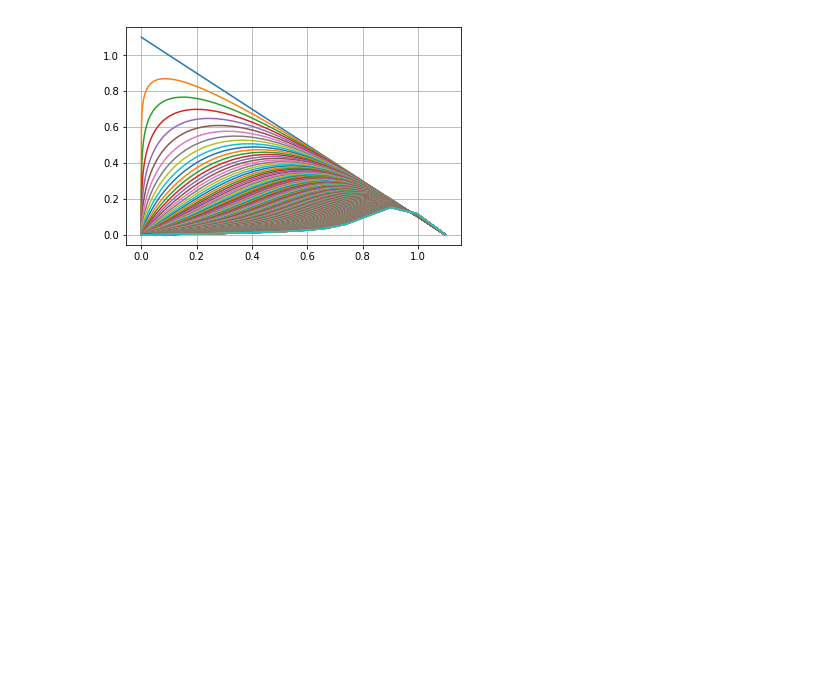
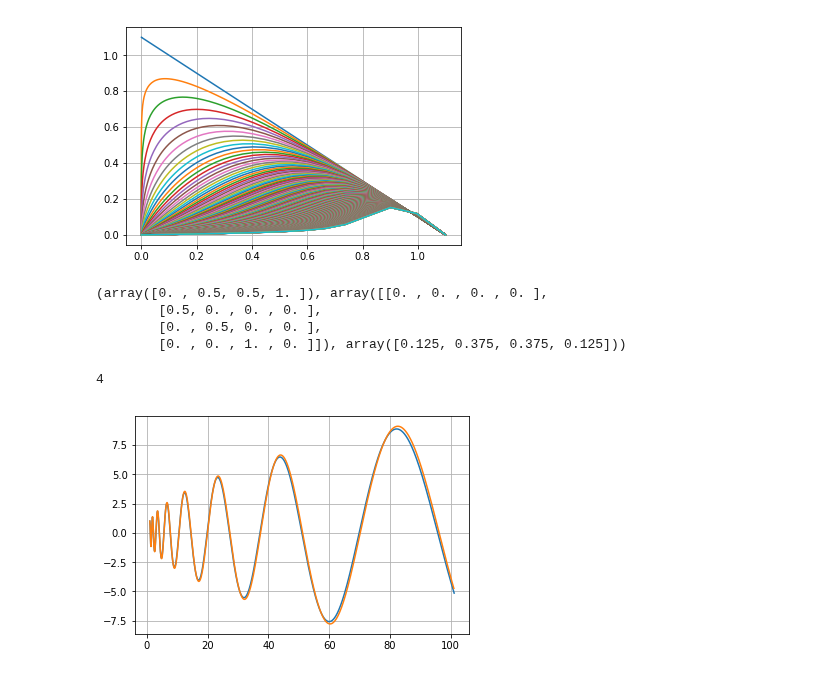
Before and after one commit to alekseik1/calc_math-labs, a Jupyter notebook: main.ipynb, the cells around one changed output. Drawn from its saved outputs; the diff is of its cells as text; code cells hidden in the pictures; blank space fills up the shorter version.

Commit message:
Added arbitrary explicit Runge method

```diff
--- a/main.ipynb
+++ b/main.ipynb
@@ -243,0 +264,39 @@ class Runge:
+# %%
+system_of_eq = lambda t, x: np.array([
+    1.0,  # Время
+    x[2],  # x точка
+    -100.0*x[1]/x[0]**2,  # p точка
+])
+# %%
+x_start = np.array([1.0, 1.0, 1.0])
+t_stop = 101.0
+t_range = np.linspace(x_start[0], t_stop, 1000)
+x_range = t_theor(t_range)
+h = 0.1
+# %%
+# 3-й порядок
+# method = RungeExplicit(np.array([[0,0,0,0], [0.5, 0.5, 0, 0], [1, 0, 1, 0], [0, 1/6, 2/3, 1/6]]))
+# 2-й порядок
+# method = RungeExplicit(np.array([[0,0,0],[0.5,0.5,0.5],[0,0,1]]))
+# Классический
+method = RungeExplicit(np.array([[0,0,0,0,0],[0.5,0.5,0,0,0],[0.5,0,0.5,0,0],[1,0,0,1,0],[0,1/8,3/8,3/8,1/8]]))
+# %%
+method.alphas, method.betas, method.gammas
+# %% [output]
+(array([0. , 0.5, 0.5, 1. ]), array([[0. , 0. , 0. , 0. ],
+        [0.5, 0. , 0. , 0. ],
+        [0. , 0.5, 0. , 0. ],
+        [0. , 0. , 1. , 0. ]]), array([0.125, 0.375, 0.375, 0.125]))
+# %%
+method.order
+# %% [output]
+4
+# %%
+x_1 = method(lambda x: system_of_eq(0, x), x_start.copy(), t_stop, h)
+# %%
+x_1_np = np.array(x_1).T
+t_pred = x_1_np[0]
+x_pred = x_1_np[1]
+plot_lines((t_pred, x_pred), (t_range, x_range))
+# %% [output]
+[figure, added]
```
Also changed, not shown: parts of 5 cells of this notebook.
